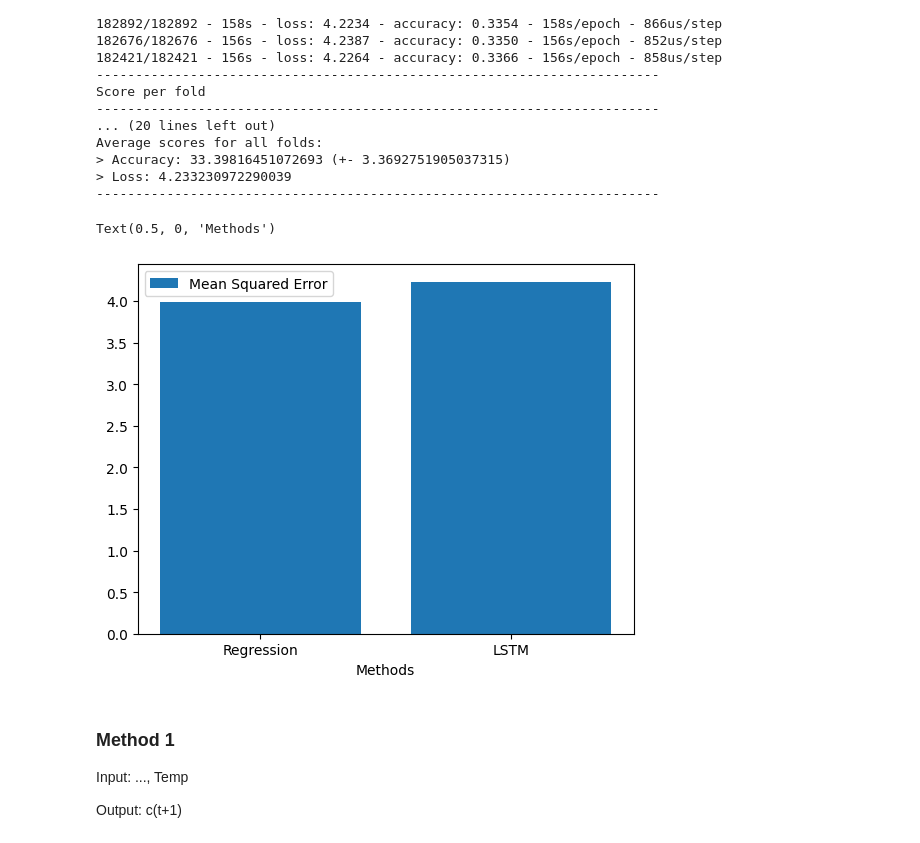
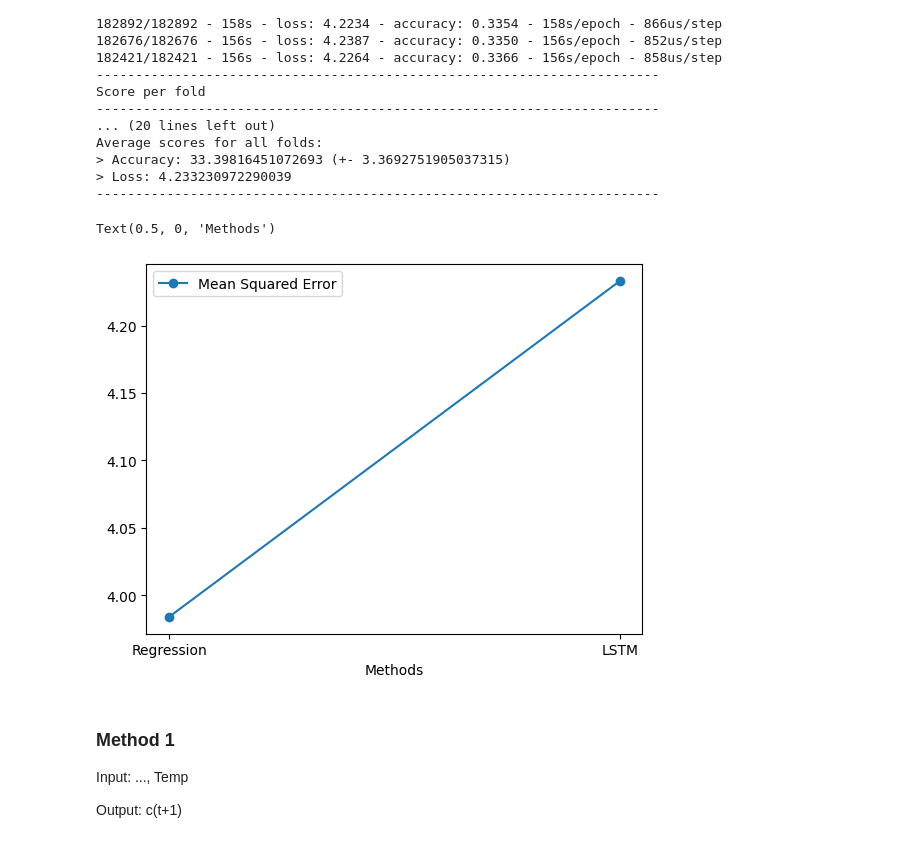
Before and after one commit to FlipGoncalves/BikeSharingDeepLearning, a Jupyter notebook: LSTM/lstmStationsKFold.ipynb, the cells around one changed output. Saved outputs shown, nothing was run; the diff lists cells and outputs as text; code cells hidden in the pictures.

```diff
--- a/LSTM/lstmStationsKFold.ipynb
+++ b/LSTM/lstmStationsKFold.ipynb
@@ -187,12 +193,12 @@ Average scores for all folds:
 > Loss: 4.233230972290039
 ------------------------------------------------------------------------
 # %%
-plt.bar(["Regression", "LSTM"], [3.9839102446556587, 4.233230972290039])
+plt.plot(["Regression", "LSTM"], [3.9839102446556587, 4.233230972290039], marker="o")
 plt.legend(["Mean Squared Error"])
 plt.xlabel("Methods")
 # %% [output]
 Text(0.5, 0, 'Methods')
-[figure, old version]
+[figure, new version]
 # %% [markdown]
 ### Method 1
 Input: ..., Temp
```
Also changed, not shown: parts of 1 cell of this notebook, 5 other files.
